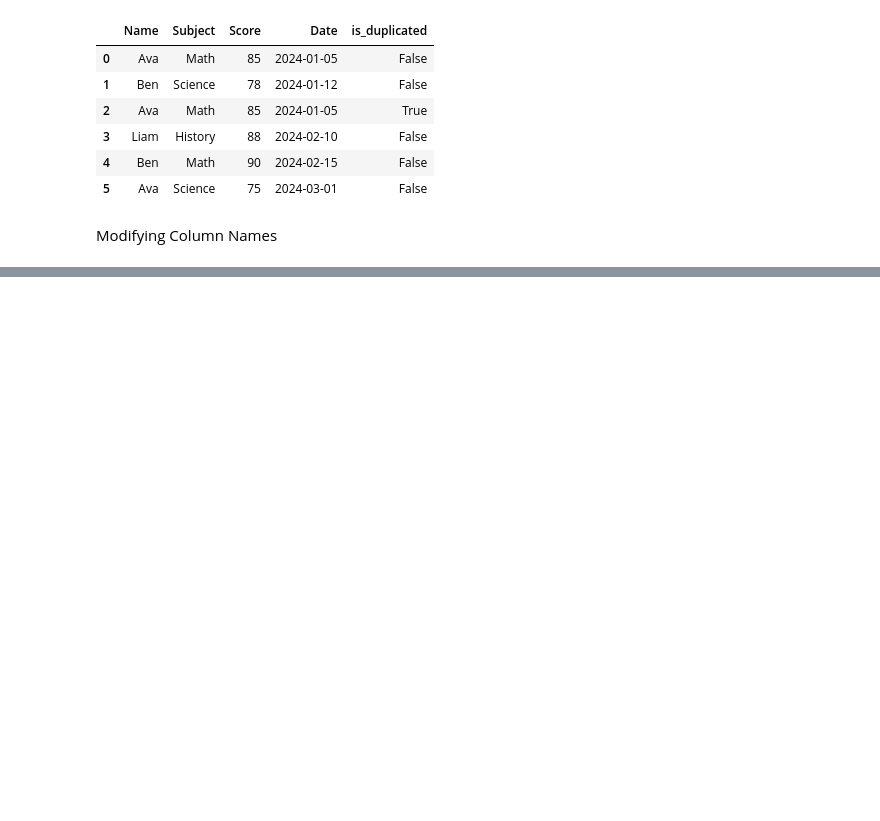
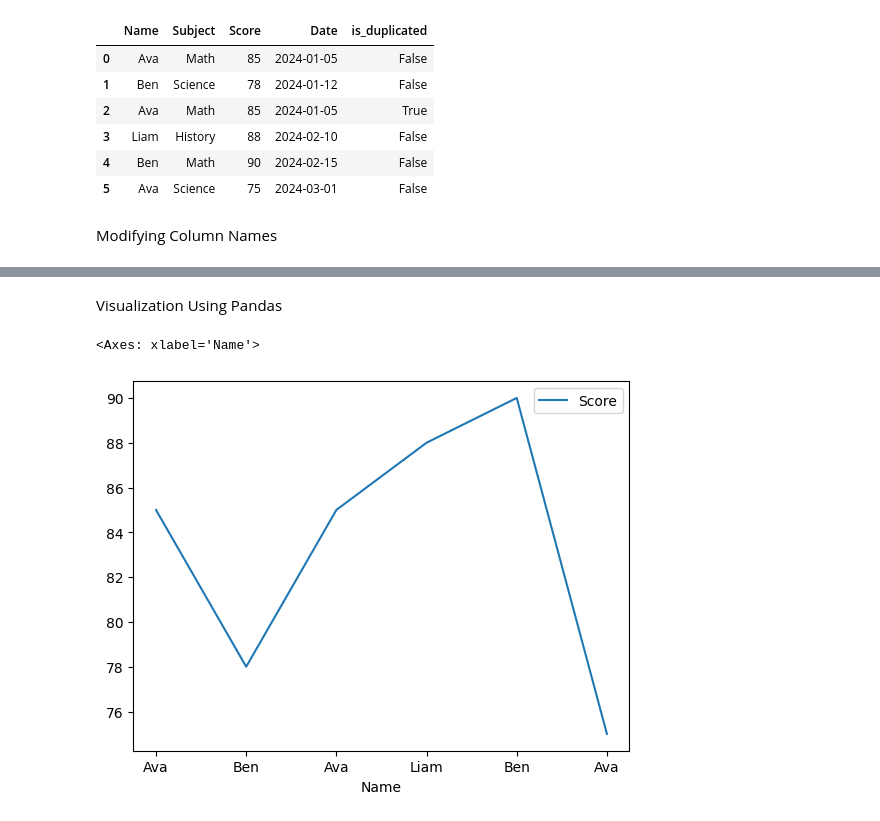
Before and after one commit to llawlaw23/Python_101, a Jupyter notebook: Python.ipynb, the cells around one changed output, grey strips where cells are left out. Drawn from its saved outputs; the diff is of its cells as text; code cells hidden in the pictures; blank space fills up the shorter version.

```diff
--- a/Python.ipynb
+++ b/Python.ipynb
@@ -2259,7 +2252,7 @@ df
 # %%
 # Removing duplicates and resting index
 # Keeping the last occurrence of the duplicate
-df.drop_duplicates().reset_index(drop = True)
+df = df.drop_duplicates().reset_index(drop = True)
 # %% [markdown]
 Modifying Columns Contents
 # %%
@@ -2294,0 +2308,8 @@ df.columns = ["column_name", "column_name", "column_name", "column_name"]
+# %% [markdown]
+Visualization Using Pandas
+# %%
+# Line Plot
+df.plot(x = "Name", y = "Score")
+# %% [output]
+<Axes: xlabel='Name'>
+[figure, added]
```
Also changed, not shown: parts of 19 cells of this notebook, 4 other files.
